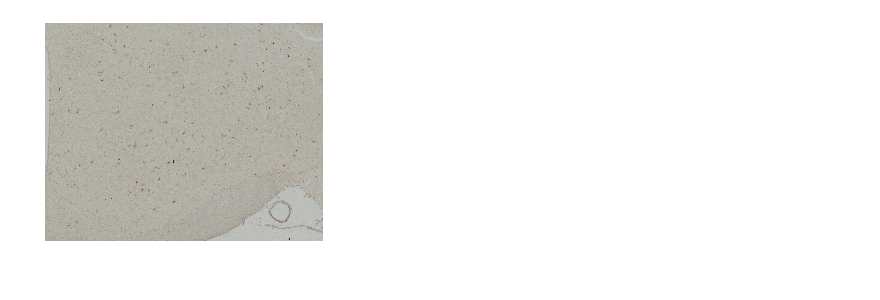
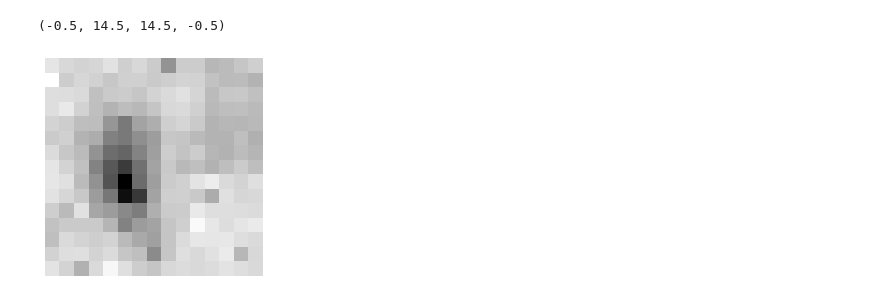
Before and after one commit to amyhynes/ihc-ml, a Jupyter notebook: svm.ipynb, the cells around one changed output. Saved outputs shown, nothing was run; the diff lists cells and outputs as text; code cells hidden in the pictures.

```diff
--- a/svm.ipynb
+++ b/svm.ipynb
@@ -7,2 +12,3 @@ from skimage import data, exposure, io
 # %%
 img = io.imread("data/Stephanie/hyp-right/Images/10929IBA1_0021_20190610.TIF")
+grayscale = rgb2gray(img)
@@ -8,0 +29,7 @@ img = io.imread("data/Stephanie/hyp-right/Images/10929IBA1_0021_20190610.TIF")
+# %%
+print('Image shape: {}'.format(grayscale.shape))
+patch_size = (15, 15)
+patches = image.extract_patches_2d(grayscale, patch_size, max_patches=196)
+print('Patches shape: {}'.format(patches.shape))
+#use intensity thresholding to create binary image
+#size filter to find candidate patches for classification to reduce number of patches???
@@ -9,6 +53,6 @@ img = io.imread("data/Stephanie/hyp-right/Images/10929IBA1_0021_20190610.TIF")
 # %%
-plt.imshow(img, interpolation='nearest')
+plt.imshow(patches[145], cmap=plt.cm.gray, interpolation='nearest')
 plt.axis('off')
-plt.show()
 # %% [output]
+(-0.5, 14.5, 14.5, -0.5)
-[figure, old version]
+[figure, new version]
```
Also changed, not shown: parts of 12 cells of this notebook.
